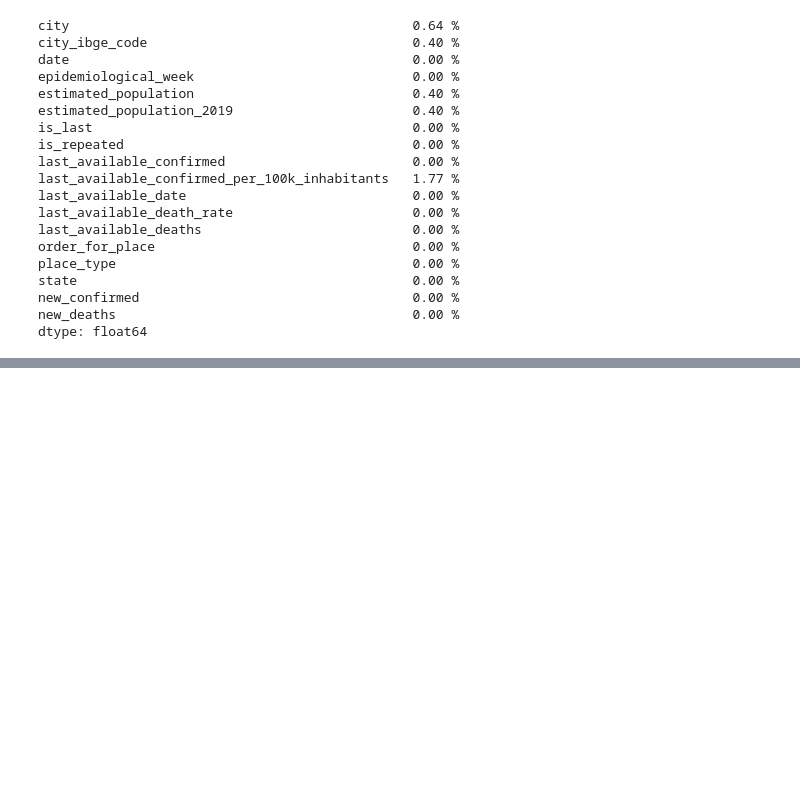
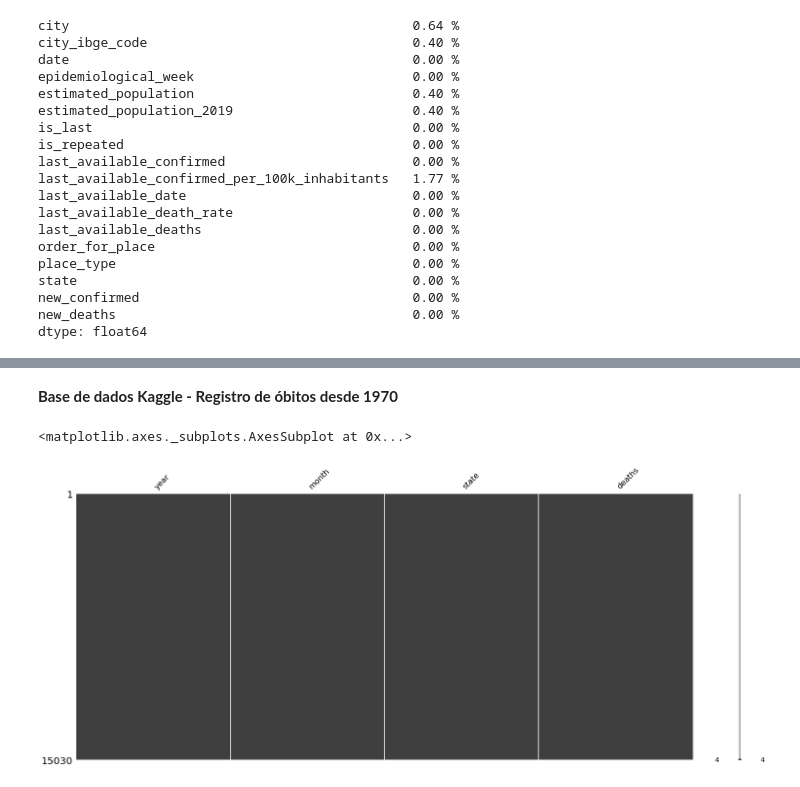
Before and after one commit to Patrikovik/Desafio_Covid19_Modulo_01, a Jupyter notebook: Covid_19_Number_of_Cases_and_deaths.ipynb, the cells around one changed output, grey strips where cells are left out. Drawn from its saved outputs; the diff is of its cells as text; code cells hidden in the pictures; blank space fills up the shorter version.

```diff
--- a/Covid_19_Number_of_Cases_and_deaths.ipynb
+++ b/Covid_19_Number_of_Cases_and_deaths.ipynb
@@ -308,0 +553,9 @@ Podemos concluir que não existe um padrão nos *missings* da taxa por cem mil h
+# %% [markdown]
+**Base de dados Kaggle - Registro de óbitos desde 1970**
+# %%
+obitosKaggle = pd.read_csv('/content/archive.zip',compression ='zip')
+# %%
+msno.matrix(obitosKaggle)
+# %% [output]
+<matplotlib.axes._subplots.AxesSubplot at 0x...>
+[figure, added]
```
Also changed, not shown: parts of 75 cells of this notebook.
